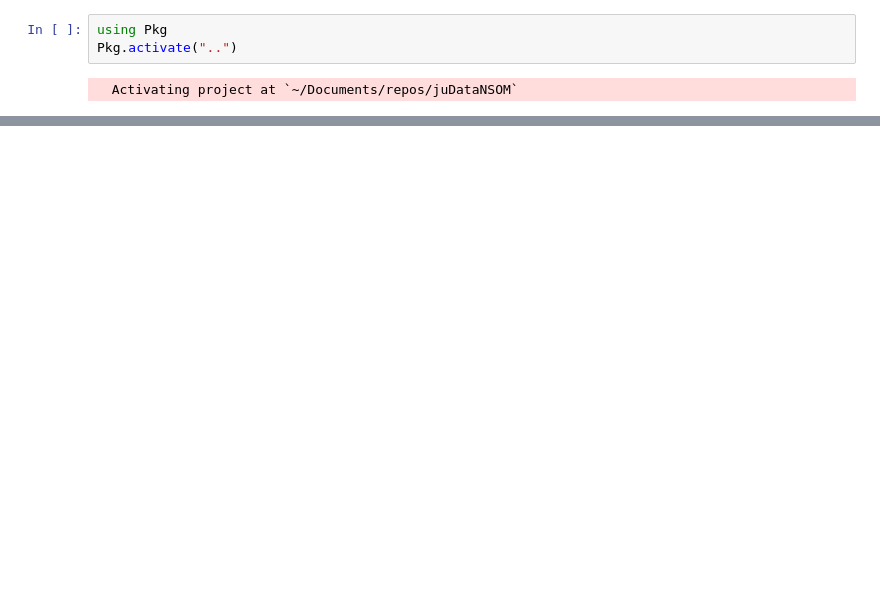
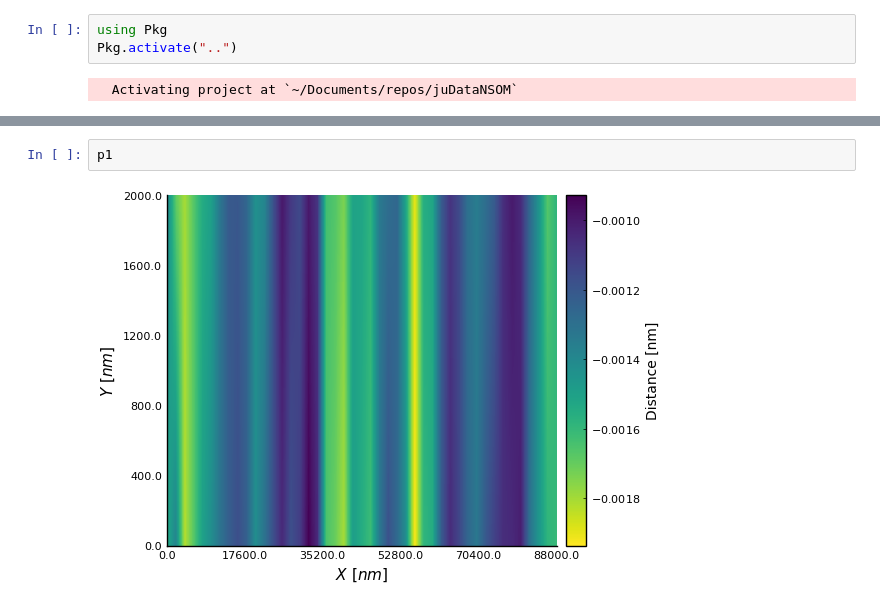
Before and after one commit to Gabmtzz/juDataNSOM, a Jupyter notebook: notebook/nsomdata.ipynb, the cells around one changed output, grey strips where cells are left out. Saved outputs shown, nothing was run; the diff lists cells and outputs as text; blank space fills up the shorter version.

```diff
--- a/notebook/nsomdata.ipynb
+++ b/notebook/nsomdata.ipynb
@@ -56,0 +27,4 @@ Array{Float64, 3}
+# %%
+p1
+# %% [output]
+[figure, added]
```
Also changed, not shown: parts of 11 cells of this notebook, 5 other files.
